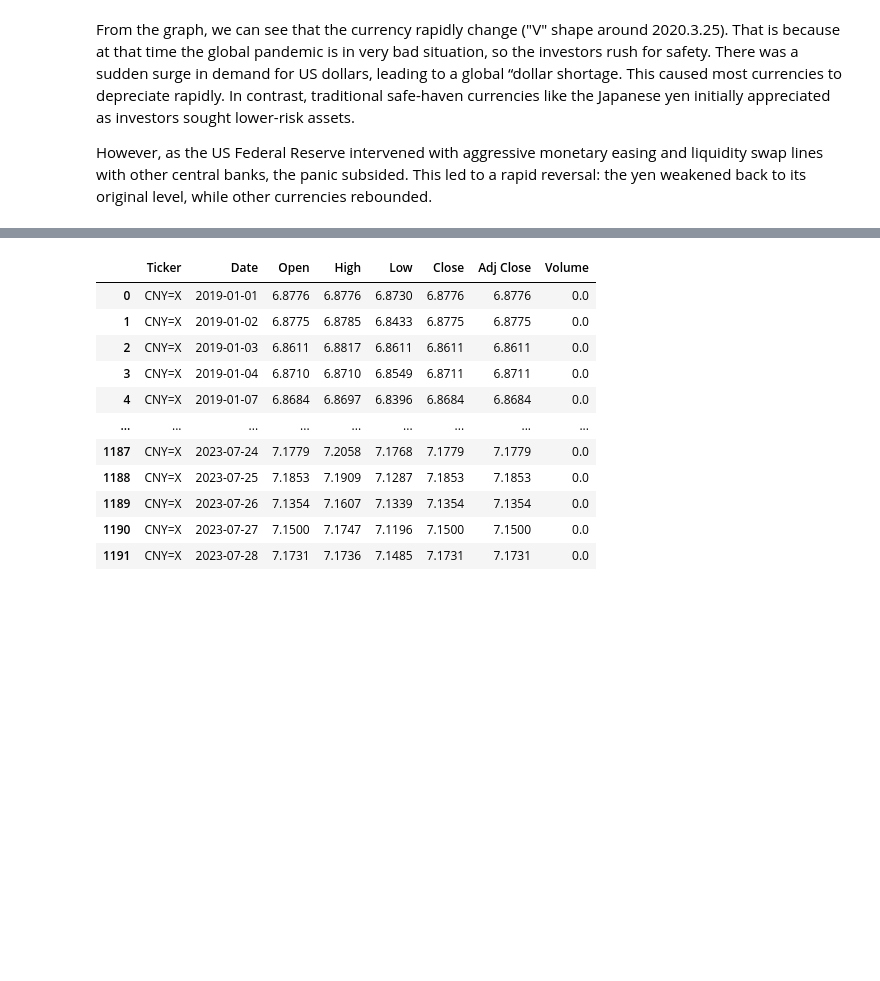
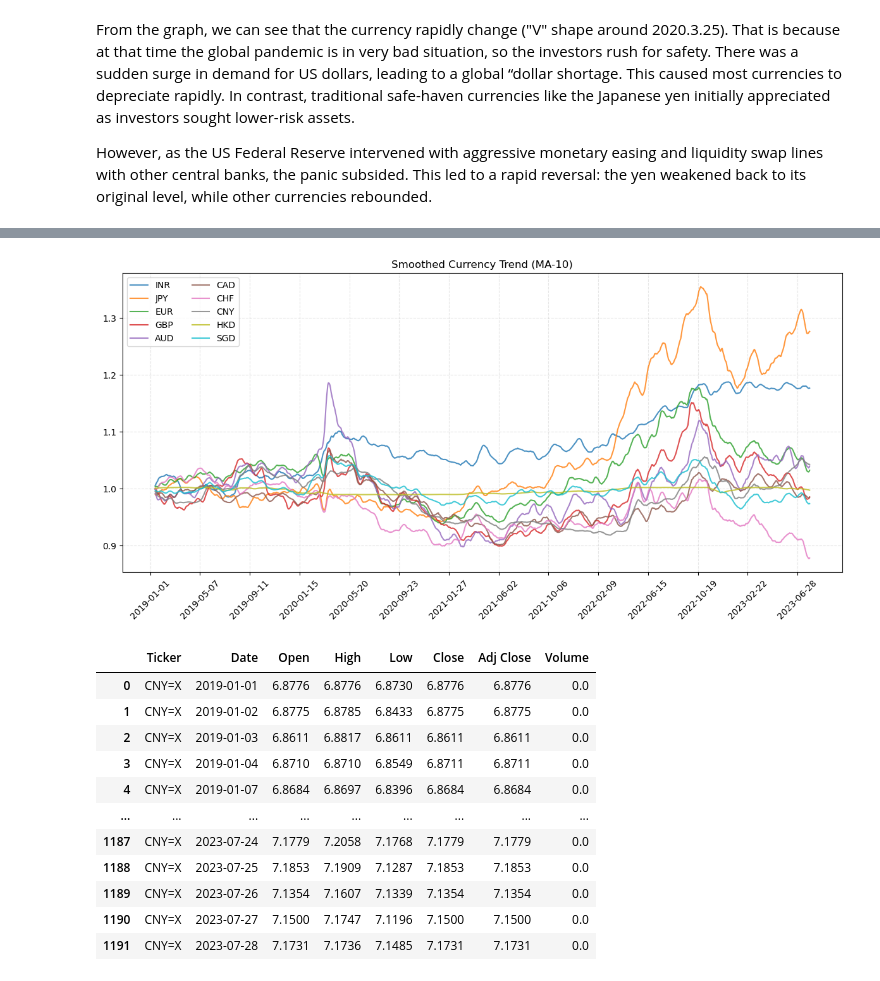
Before and after one commit to anapocai/Mooc_project, a Jupyter notebook: Xinyi.ipynb, the cells around one changed output, grey strips where cells are left out. Cells and saved outputs as stored; diff of their text form; code cells hidden in the pictures; blank space fills up the shorter version.

```diff
--- a/Xinyi.ipynb
+++ b/Xinyi.ipynb
@@ -93,3 +131,20 @@ However, as the US Federal Reserve intervened with aggressive monetary easing an
+# %%
+window = 10
+from pandas import Series
+
+plt.figure(figsize=(12, 6))
+for j in range(len(list3)):
+    smooth = Series(ratio[j]).rolling(window=window).mean()
+    plt.plot(date[j], smooth, label=label[j], alpha=0.8)
+
+plt.legend(ncol=2)
+plt.grid(True, linestyle='--', alpha=0.3)
+plt.xticks(date[0][::90], rotation=45)
+plt.title(f"Smoothed Currency Trend (MA-{window})")
+plt.tight_layout()
+plt.show()
+# %% [output]
+[figure, added]
 # %%
 list3[7]
 # %% [output]
```
Also changed, not shown: parts of 7 cells of this notebook.
